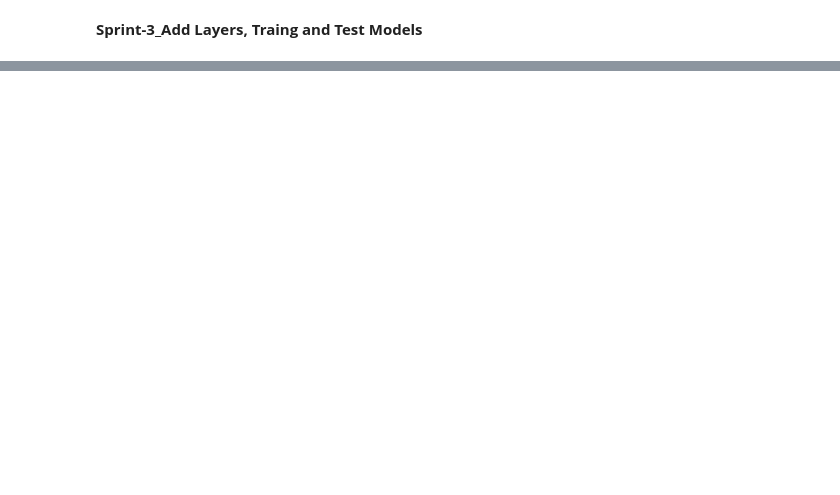
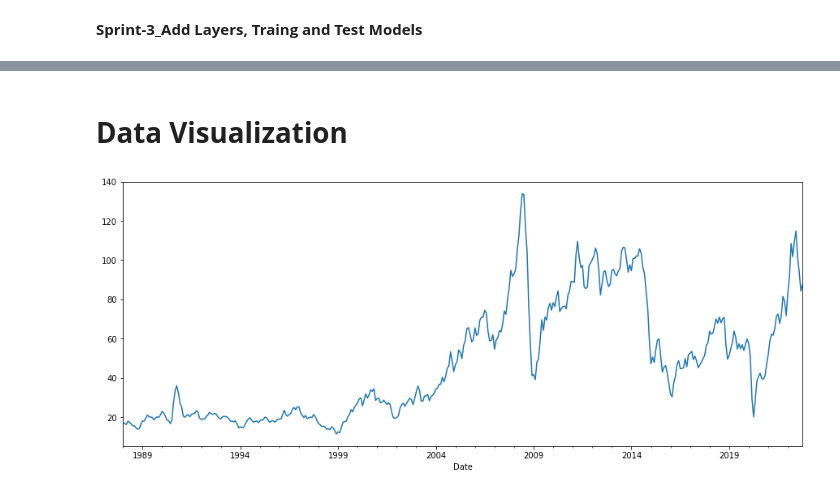
Before and after one commit to IBM-EPBL/IBM-Project-13872-1659534448, a Jupyter notebook: Project Development Phase/Sprint 3/Sprint_3.ipynb, the cells around one changed output, grey strips where cells are left out. Cells and saved outputs as stored; diff of their text form; code cells hidden in the pictures; blank space fills up the shorter version.

```diff
--- a/Project Development Phase/Sprint 3/Sprint_3.ipynb
+++ b/Project Development Phase/Sprint 3/Sprint_3.ipynb
@@ -52,0 +60,13 @@ Index(['1/1/2018', '1/10/1986', '1/10/1989', '1/10/1990', '1/10/1991',
+# %% [markdown]
+# **Data  Visualization**
+# %%
+df1 = df
+df1 = df1.sort_values('Date')
+df1 = df1.groupby('Date')['Price'].sum().reset_index()
+df1.set_index('Date', inplace=True)
+df1=df1.loc[datetime.date(year=1988,month=1,day=1):]
+q = df1['Price'].resample('MS').mean()
+q.plot(figsize=(15, 6))
+plt.show()
+# %% [output]
+[figure, added]
```
Also changed, not shown: parts of 41 cells of this notebook.
